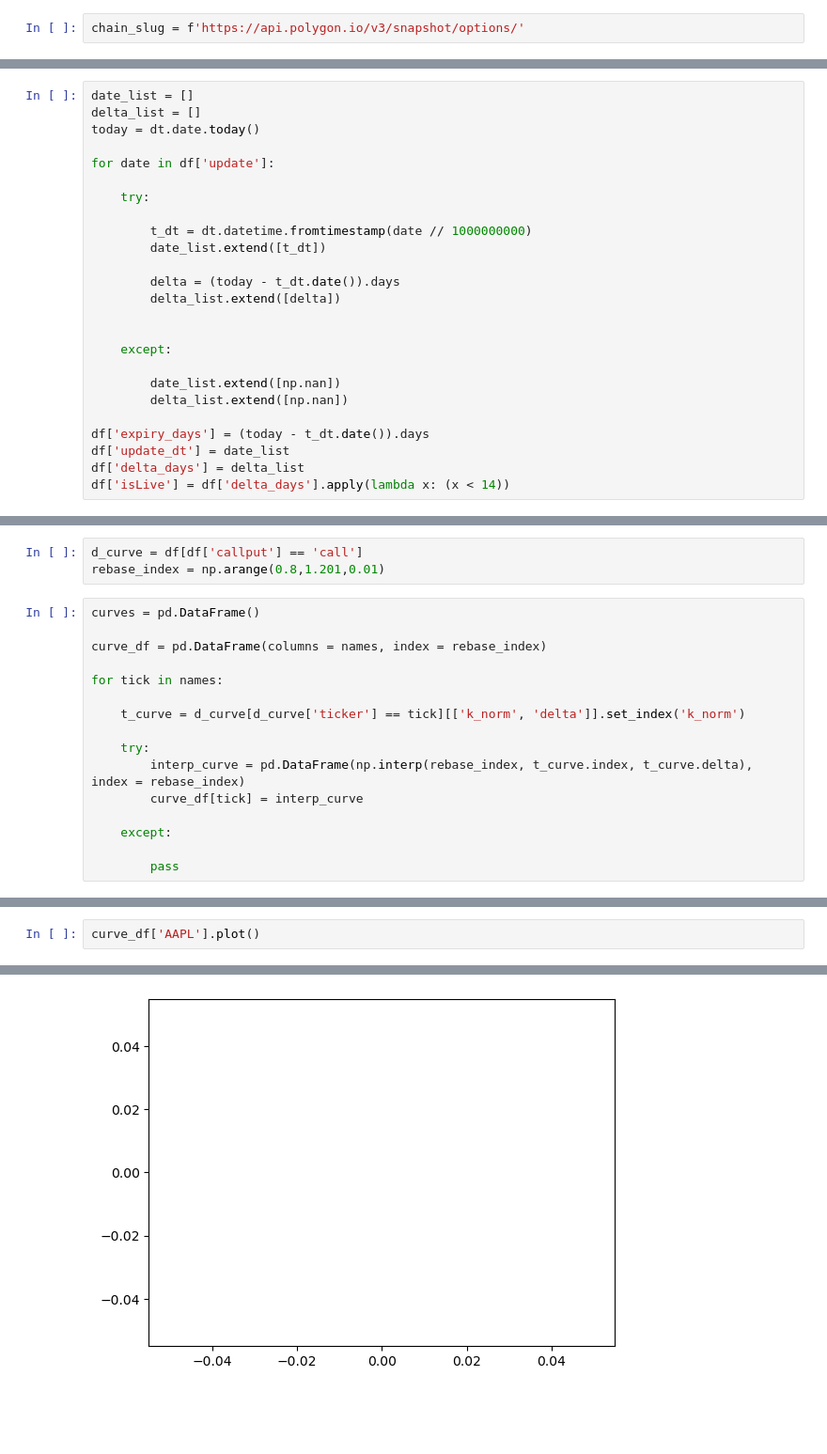
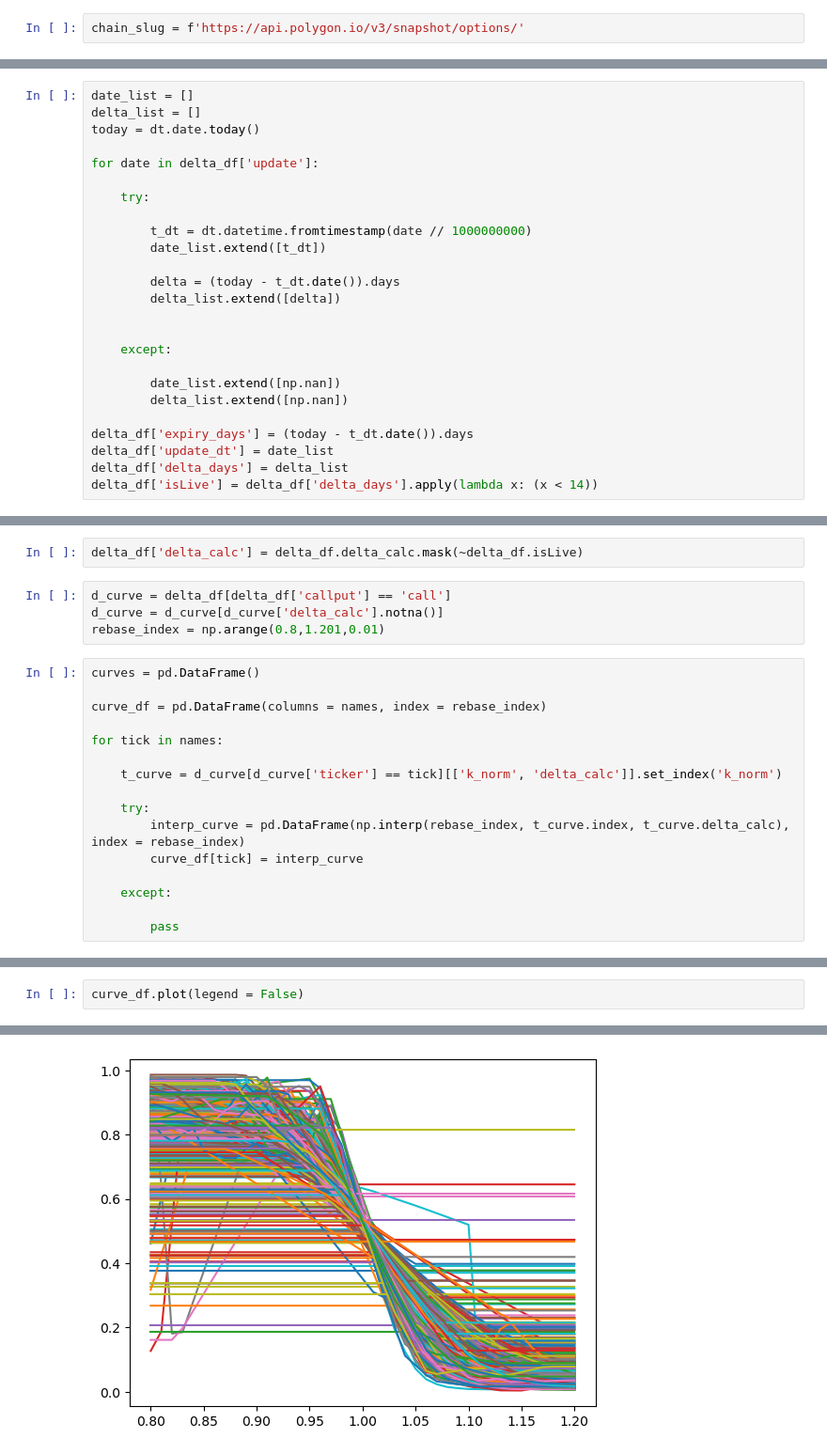
Before and after one commit to BenBowring/OptionSite, a Jupyter notebook: polygon_create.ipynb, the cells around one changed output, grey strips where cells are left out. Shown at 94% size. Saved outputs shown, nothing was run; the diff lists cells and outputs as text; blank space fills up the shorter version.

```diff
--- a/polygon_create.ipynb
+++ b/polygon_create.ipynb
@@ -66,7 +106,7 @@ date_list = []
 delta_list = []
 today = dt.date.today()
 
-for date in df['update']:
+for date in delta_df['update']:
 
     try:
 
@@ -82,7 +122,7 @@ for date in df['update']:
         date_list.extend([np.nan])
         delta_list.extend([np.nan])
 
-df['expiry_days'] = (today - t_dt.date()).days
-df['update_dt'] = date_list
-df['delta_days'] = delta_list
-df['isLive'] = df['delta_days'].apply(lambda x: (x < 14))
+delta_df['expiry_days'] = (today - t_dt.date()).days
+delta_df['update_dt'] = date_list
+delta_df['delta_days'] = delta_list
+delta_df['isLive'] = delta_df['delta_days'].apply(lambda x: (x < 14))
@@ -107,5 +129,8 @@ df
+# %%
+delta_df['delta_calc'] = delta_df.delta_calc.mask(~delta_df.isLive)
 # %%
-d_curve = df[df['callput'] == 'call']
+d_curve = delta_df[delta_df['callput'] == 'call']
+d_curve = d_curve[d_curve['delta_calc'].notna()]
 rebase_index = np.arange(0.8,1.201,0.01)
 # %%
 curves = pd.DataFrame()
@@ -114,10 +139,10 @@ curve_df = pd.DataFrame(columns = names, index = rebase_index)
 
 for tick in names:
 
-    t_curve = d_curve[d_curve['ticker'] == tick][['k_norm', 'delta']].set_index('k_norm')
+    t_curve = d_curve[d_curve['ticker'] == tick][['k_norm', 'delta_calc']].set_index('k_norm')
 
     try:
-        interp_curve = pd.DataFrame(np.interp(rebase_index, t_curve.index, t_curve.delta), index = rebase_index)
+        interp_curve = pd.DataFrame(np.interp(rebase_index, t_curve.index, t_curve.delta_calc), index = rebase_index)
         curve_df[tick] = interp_curve
 
     except:
@@ -126,5 +171,5 @@ for tick in names:
 # %%
-curve_df['AAPL'].plot()
+curve_df.plot(legend = False)
 # %% [output]
 <AxesSubplot: >
-[figure, old version]
+[figure, new version]
```
Also changed, not shown: parts of 18 cells of this notebook, 6 other files.
